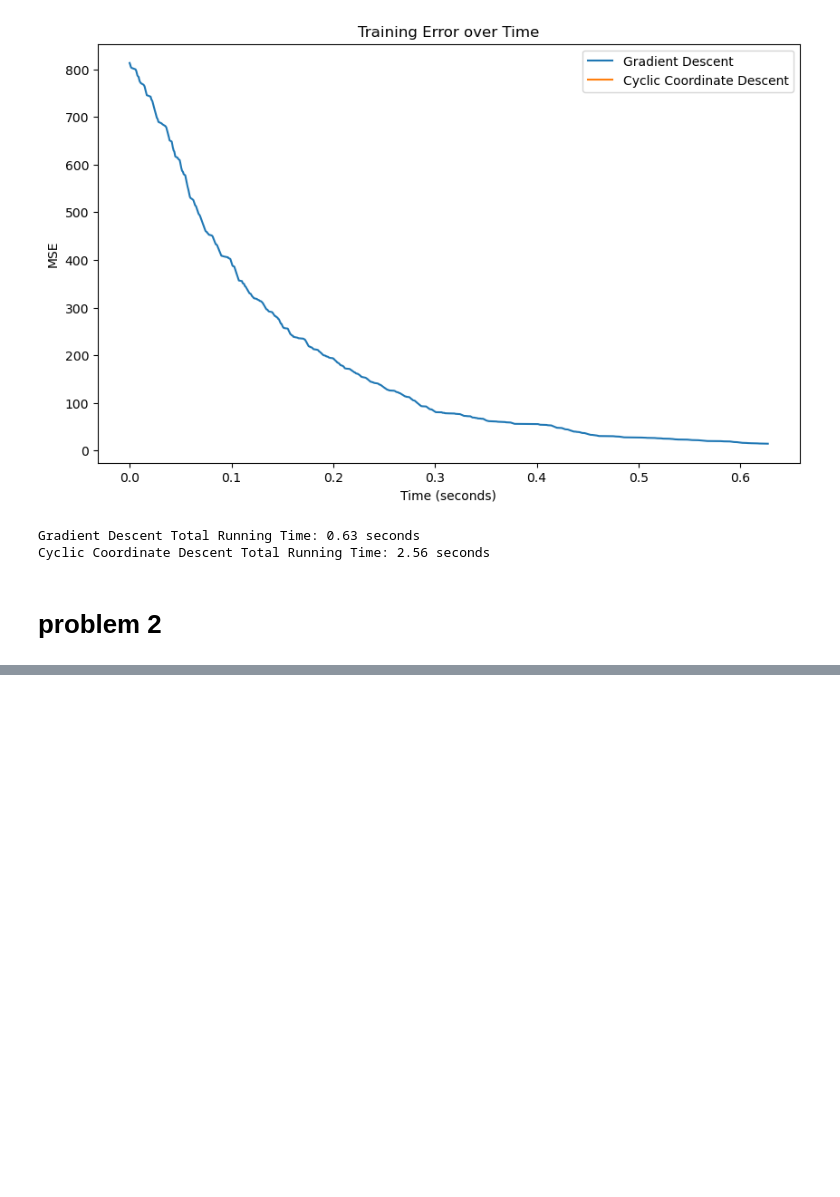
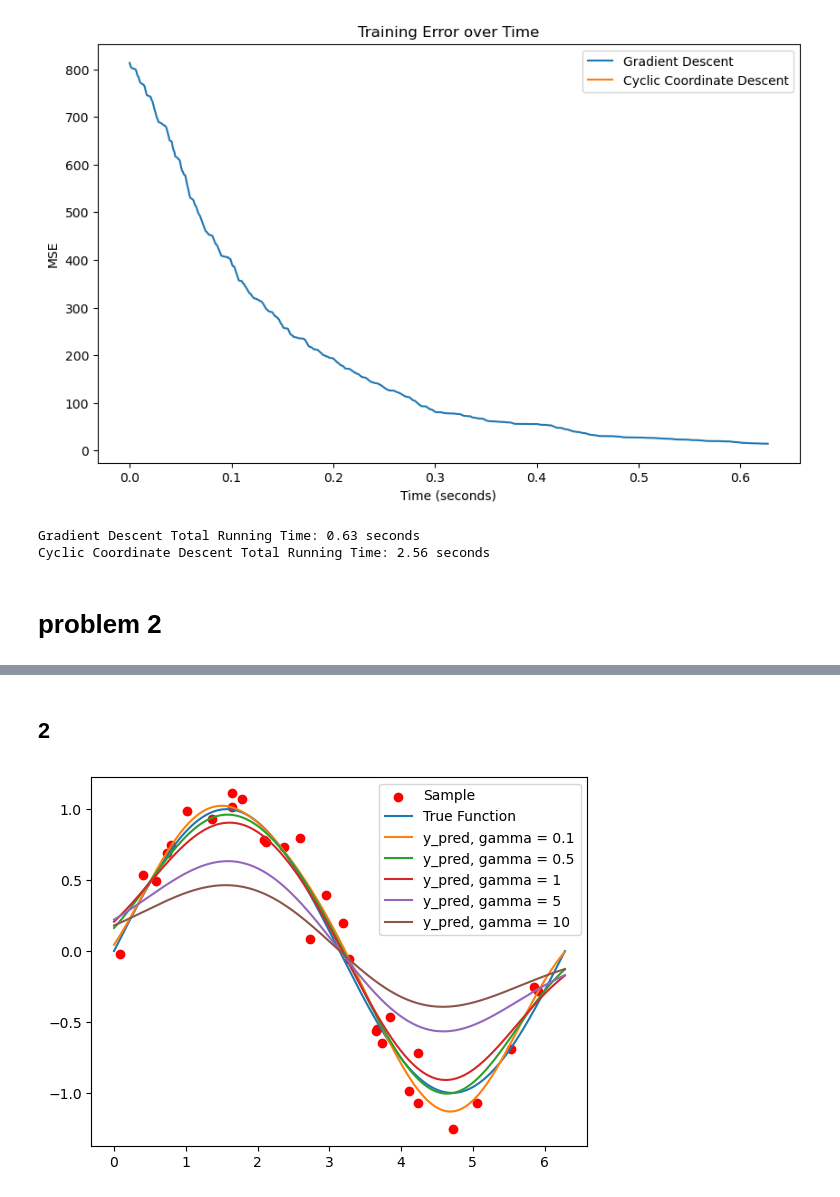
Before and after one commit to Datadili/EconML, a Jupyter notebook: pset_6/pset06.ipynb, the cells around one changed output, grey strips where cells are left out. Drawn from its saved outputs; the diff is of its cells as text; code cells hidden in the pictures; blank space fills up the shorter version.

```diff
--- a/pset_6/pset06.ipynb
+++ b/pset_6/pset06.ipynb
@@ -819,0 +826,46 @@ print(np.column_stack((left_hand_size(X, y,p)[:k], right_hand_side(X, y, n)[:k])
+# %% [markdown]
+## 2
+# %%
+#defining the RBF kernel
+def kernel(X_row, X_column, sigma, gamma = 0.5):
+    kappa_entry = np.exp((-gamma/sigma**2) * np.linalg.norm(X_row - X_column)**2)
+    return kappa_entry
+
+#matrices from problem 1
+X_grid = np.linspace(0, 2*np.pi,300) #300 values between
+X_vec = np.random.uniform(0, 2*np.pi, size=30)
+Y_vec = np.random.normal(np.sin(X_vec), 0.2, size=30)
+
+#defining dimension
+row = X_grid.shape[0]
+column = X_vec.shape[0]
+
+# Initialize Kappa & Kernel matrix
+kappa = np.zeros((row, column))
+kernel_matrix = np.zeros((len(X_vec), len(X_vec)))
+
+# Making the kappa Matrix
+for i in range(row):
+    for j in range(column):
+        kappa[i,j] = kernel(X_grid[i], X_vec[j], sigma = 1)
+
+# Making the kernel Matrix
+for i in range(len(X_vec)):
+    for j in range(len(X_vec)):
+        kernel_matrix[i,j] = kernel(X_vec[i], X_vec[j], sigma = 1)
+
+#identity:
+I_n = np.eye(len(X_vec))
+# y hat grid
+def Y_hat_grid(gamma):
+    return np.dot(kappa, np.dot(np.linalg.inv(kernel_matrix + gamma*I_n), Y_vec))
+
+fig = plt.figure()
+plt.scatter(X_vec, Y_vec, c = 'red', label='Sample')
+plt.plot(X_grid, np.sin(X_grid), label='True Function')
+for gamma in [0.1, 0.5, 1, 5, 10]:
+    plt.plot(X_grid, Y_hat_grid(gamma), label='y_pred, gamma = {}'.format(gamma))
+plt.legend()
+plt.show()
+# %% [output]
+[figure, added]
```
Also changed, not shown: parts of 8 cells of this notebook, 2 other files.
